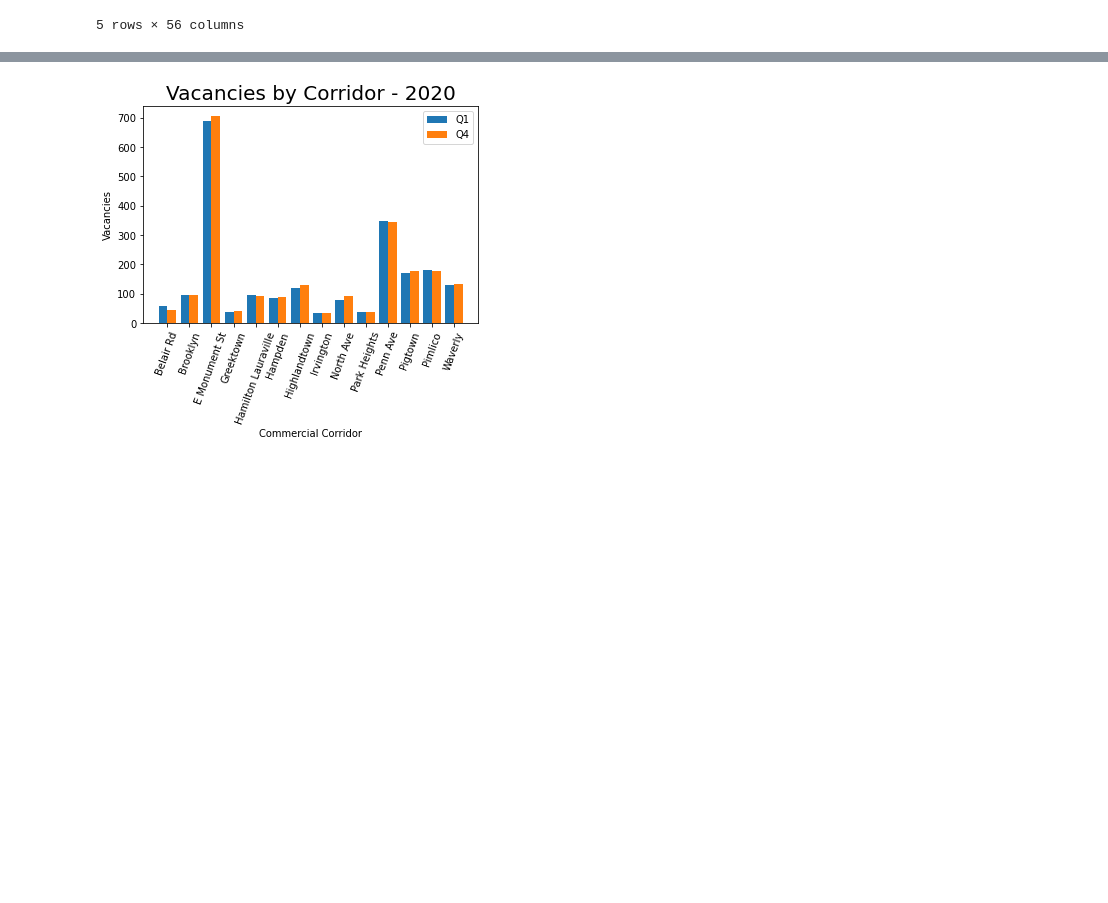
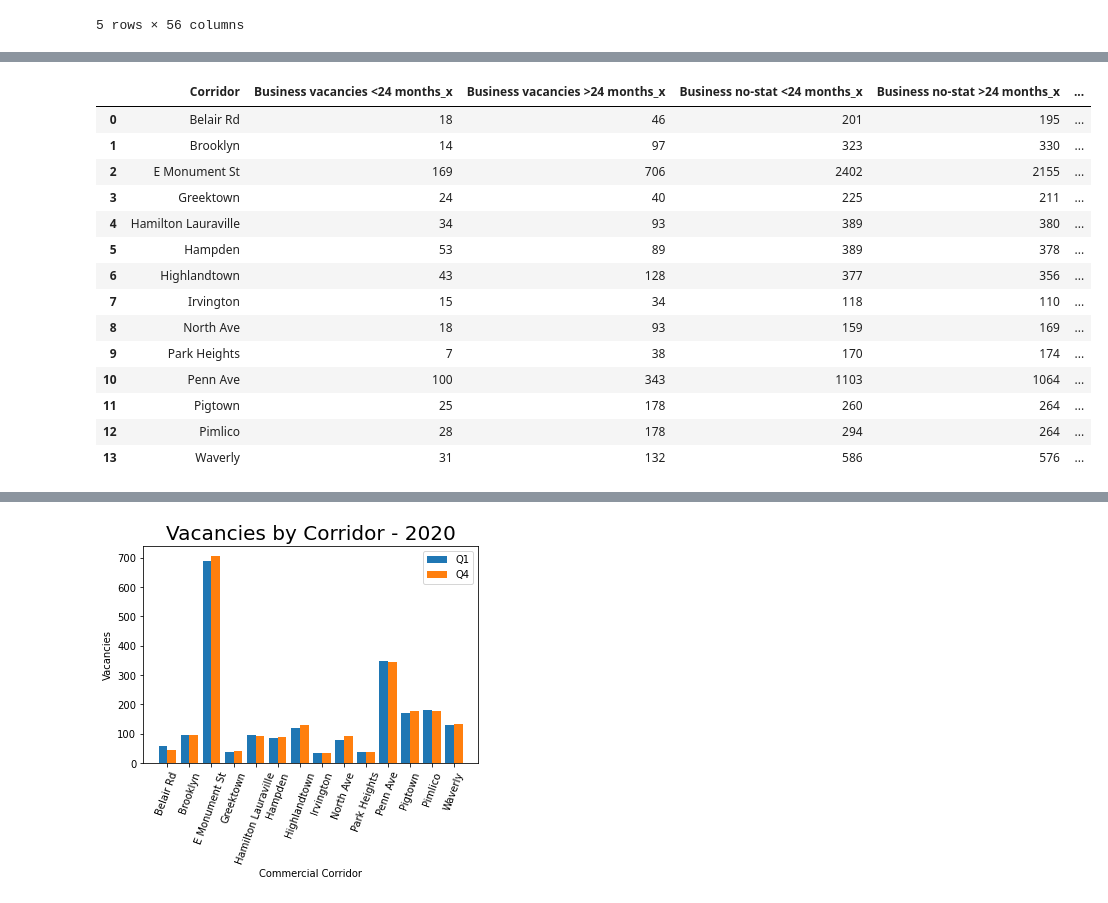
Before and after one commit to Jenkir/vacant_comm_bldgs, a Jupyter notebook: vacants_2020.ipynb, the cells around one changed output, grey strips where cells are left out. Saved outputs shown, nothing was run; the diff lists cells and outputs as text; code cells hidden in the pictures; blank space fills up the shorter version.

Commit message:
Added clarifying notes and cleaned dataframes

```diff
--- a/vacants_2020.ipynb
+++ b/vacants_2020.ipynb
@@ -865,0 +544,5 @@ merge
+# %%
+short_balt_2020Q1 = balt_2020Q1_df[["geoid,C,11", "Business vacancies <24 months", "Business vacancies >24 months",
+                               "Business no-stat <24 months", "Business no-stat >24 months"]]
+short_balt_2020Q1 = short_balt_2020Q1.rename(columns={"geoid,C,11": "GEOID"})
+short_balt_2020Q1
@@ -865,0 +655,8 @@ merge
+# %%
+# Q4: Use .groupby and .agg to sum the amounts for each corridor so it is easier to run analysis
+balt_aggQ4 = balt_dfQ4.groupby(['Corridor'], as_index=False).agg(
+    {'Business vacancies <24 months': sum, 'Business vacancies >24 months': sum, 'Business no-stat <24 months': sum,
+     'Business no-stat >24 months':sum
+    }
+)
+balt_aggQ4
@@ -865,0 +727,8 @@ merge
+# %%
+# Q1: Use .groupby and .agg to sum the amounts for each corridor so it is easier to run analysis
+balt_aggQ1 = balt_dfQ1.groupby(['Corridor'], as_index=False).agg(
+    {'Business vacancies <24 months': sum, 'Business vacancies >24 months': sum, 'Business no-stat <24 months': sum,
+     'Business no-stat >24 months':sum
+    }
+)
+balt_aggQ1
@@ -865,0 +751,6 @@ merge
+# %%
+# Add a column for the year "2020" and insert it in the dataframes
+balt_aggQ4['Year']= "2020"
+balt_aggQ3['Year']= "2020"
+balt_aggQ2['Year']= "2020"
+balt_aggQ1['Year']= "2020"
@@ -865,0 +785,20 @@ merge
+# %%
+# Merge the dataframes together based on the Corridor
+merge = pd.merge(balt_aggQ4, balt_aggQ1, on="Corridor")
+merge
+# %% [output]
+|  | Corridor | Business vacancies <24 months_x | Business vacancies >24 months_x | Business no-stat <24 months_x | Business no-stat >24 months_x | ... |
+| 0 | Belair Rd | 18 | 46 | 201 | 195 | ... |
+| 1 | Brooklyn | 14 | 97 | 323 | 330 | ... |
+| 2 | E Monument St | 169 | 706 | 2402 | 2155 | ... |
+| 3 | Greektown | 24 | 40 | 225 | 211 | ... |
+| 4 | Hamilton Lauraville | 34 | 93 | 389 | 380 | ... |
+| 5 | Hampden | 53 | 89 | 389 | 378 | ... |
+| 6 | Highlandtown | 43 | 128 | 377 | 356 | ... |
+| 7 | Irvington | 15 | 34 | 118 | 110 | ... |
+| 8 | North Ave | 18 | 93 | 159 | 169 | ... |
+| 9 | Park Heights | 7 | 38 | 170 | 174 | ... |
+| 10 | Penn Ave | 100 | 343 | 1103 | 1064 | ... |
+| 11 | Pigtown | 25 | 178 | 260 | 264 | ... |
+| 12 | Pimlico | 28 | 178 | 294 | 264 | ... |
+| 13 | Waverly | 31 | 132 | 586 | 576 | ... |
```
Also changed, not shown: parts of 64 cells of this notebook.
